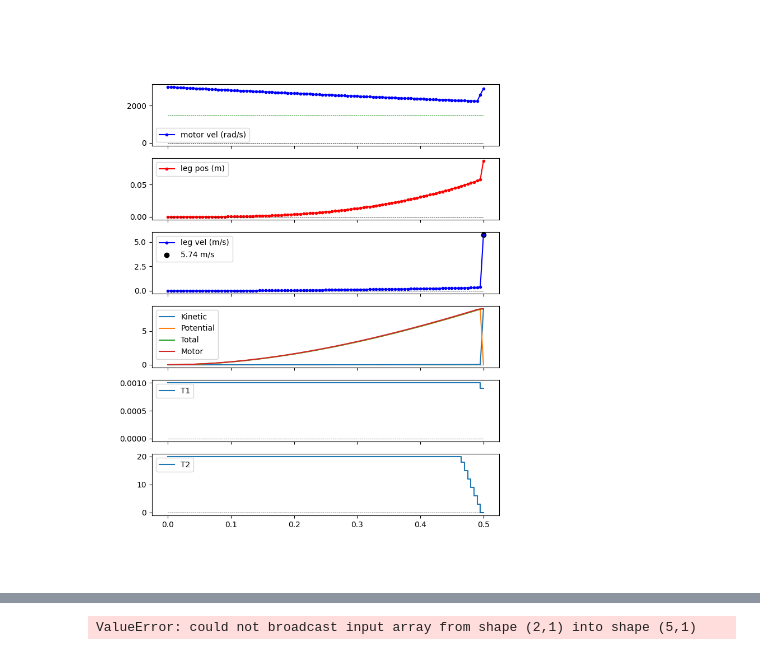
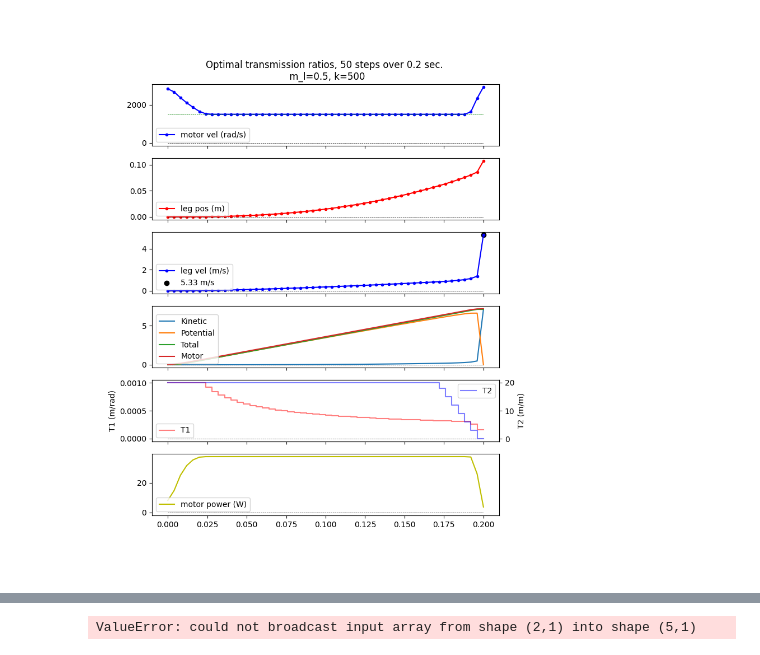
Before and after one commit to NovelMobileRobotsLab/pinto-squirrel, a Jupyter notebook: SEA/ana_casadi3.ipynb, the cells around one changed output, grey strips where cells are left out. Saved outputs shown, nothing was run; the diff lists cells and outputs as text; code cells hidden in the pictures.

Commit message:
add leg extension constraint

```diff
--- a/SEA/ana_casadi3.ipynb
+++ b/SEA/ana_casadi3.ipynb
@@ -18,8 +18,7 @@ def opti_steps(m_l=0.5, k=3000, tau_max=0.05, omega_max=3000, nsteps=3, t=0.2, X
     T = SX.sym('T', 2) #transmission ratio for this step
     T1 = T[0]
     T2 = T[1]
-        # X[1] = Ts_opt[1,i]*((Ts_opt[0,i]-T[0])*X[0] + X[1]/T[1])
-    x_l0 = T2*(x_a0*(T1-T1_0) + x_l0/T2_0)
+    x_l0 = T2*(x_a0*(T1-T1_0) + x_l0/T2_0) #solve for x_l to make spring compression continuous
 
     x0 = 1/T2
     x1 = T2**2
@@ -94,14 +93,15 @@ def opti_steps(m_l=0.5, k=3000, tau_max=0.05, omega_max=3000, nsteps=3, t=0.2, X
     X_n = Fstep_n(np.concatenate((X_init, T_guess)), Ts)
 
     opti.minimize(-X_n[2,-1])
-    opti.subject_to(opti.bounded(1e-6, Ts[0,:], 0.001))
-    opti.subject_to(opti.bounded(1e-6, Ts[1,:], 20))
     opti.set_initial(Ts[0,:], T_guess[0])
     opti.set_initial(Ts[1,:], T_guess[1])
 
+    opti.subject_to(opti.bounded(1e-6, Ts[0,:], 0.001))
+    opti.subject_to(opti.bounded(1e-6, Ts[1,:], 20))
     for i in range(nsteps-1):
         opti.subject_to(opti.bounded(-0.0001, Ts[0,i+1] - Ts[0,i], 0.0001))
         opti.subject_to(opti.bounded(-3, Ts[1,i+1] - Ts[1,i], 3))
+    opti.subject_to(sum1(X_n[2,:])*t < 0.1) #limit the maximum leg extension using the integral of leg vel
 
     log = []
     opti.callback(lambda i: log.append(opti.debug.value(X_n)))
@@ -113,14 +113,14 @@ def opti_steps(m_l=0.5, k=3000, tau_max=0.05, omega_max=3000, nsteps=3, t=0.2, X
     return sol, np.array(log), opti, X_n
 # %%
 m_l=0.5
-k=10
+k=500
 tau_max=0.05
 omega_max=3000
-t_total = 0.5
-nsteps = 100
-t = t_total/nsteps
+t_total = 0.2
+nsteps = 50
+t = t_total/nsteps #should be named dt
 
-sol, log, opti, X_n = opti_steps(m_l=m_l, k=k, tau_max=tau_max, omega_max=omega_max, nsteps=nsteps, t=t)
+sol, log, opti, X_n = opti_steps(m_l=m_l, k=k, tau_max=tau_max, omega_max=omega_max, nsteps=nsteps, t=t, X_init=[0,0,0])
 
 X_opt = np.insert(log[-1], 0, [0,0,0,log[-1,3,0],log[-1,4,0]], axis=1)
 ts = np.linspace(0, t_total, nsteps+1)
@@ -133,34 +133,42 @@ T1s = X_opt[3,:]
 T2s = X_opt[4,:]
 
 KE = (1/2)*m_l*v_ls**2
 PE = (1/2)*k*(x_as*T1s - x_ls_adj/T2s)**2
 motor_powers = tau_max*v_as*(1 - v_as/omega_max)
 E_motor = np.cumsum(motor_powers) * t
 
 plt.close('all')
 fig, axs = plt.subplots(6, 1, sharex=True, figsize=(8,10))
 ts = np.linspace(0, t_total, nsteps+1)
 
+axs[0].set_title(f"Optimal transmission ratios, {nsteps} steps over {round(t_total, 2)} sec. \n m_l={m_l}, k={k}")
+
 axs[0].plot(ts, v_as, 'b.-', label='motor vel (rad/s)')
 axs[0].plot(ts, np.full(ts.shape, omega_max/2), 'g--', linewidth=0.5)
 
 axs[1].plot(ts, x_ls, 'r.-', label='leg pos (m)')
 # axs[1].plot(ts, x_ls_adj, 'r.-', label='leg pos adj (m)')
 
 axs[2].plot(ts, v_ls, 'b.-', label='leg vel (m/s)')
 axs[2].scatter(ts[-1], v_ls[-1], c='black', label=f"{round(v_ls[-1],2)} m/s")
 
 axs[3].plot(ts, KE, label='Kinetic')
 axs[3].plot(ts, PE, label='Potential')
 axs[3].plot(ts, KE+PE, label='Total')
 axs[3].plot(ts, E_motor, label='Motor')
 
-axs[4].step(ts, X_opt[3,:], label='T1')
-axs[5].step(ts, X_opt[4,:], label='T2')
+axs[4].step(ts, T1s, label='T1', color='red', alpha=0.5)
+axs[4].set_ylabel('T1 (m/rad)')
+axs_twin = axs[4].twinx()
+axs_twin.step(ts, T2s, label='T2', color='blue', alpha=0.5)
+axs_twin.set_ylabel('T2 (m/m)')
+axs_twin.legend()
+
+axs[5].plot(ts, motor_powers, 'y-', label='motor power (W)')
 
 for ax in axs:
     ax.plot(ts, np.zeros_like(ts), 'k--', linewidth=0.5)
-    ax.legend()
+    ax.legend(loc='lower left')
 plt.show()
 # %% [output]
-[figure, old version]
+[figure, new version]
```
Also changed, not shown: parts of 3 cells of this notebook.
